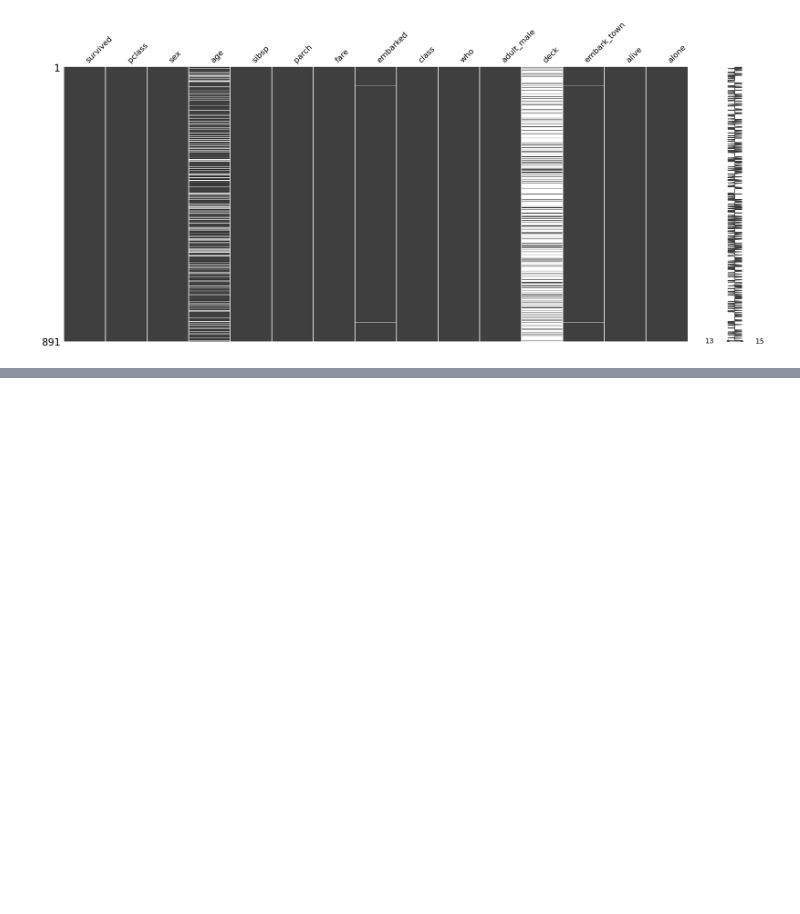
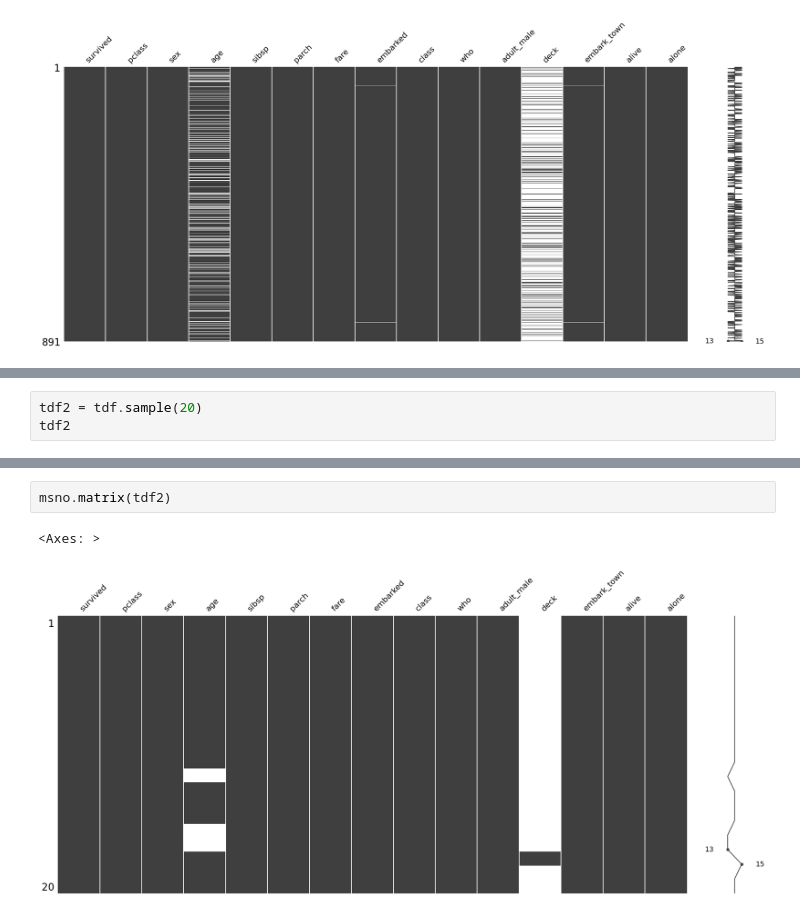
Before and after one commit to yeojeong735/2025-1-BD, a Jupyter notebook: inclass/07w_0421_easy_ch07.ipynb, the cells around one changed output, grey strips where cells are left out. Drawn from its saved outputs; the diff is of its cells as text; blank space fills up the shorter version.

```diff
--- a/inclass/07w_0421_easy_ch07.ipynb
+++ b/inclass/07w_0421_easy_ch07.ipynb
@@ -166,0 +208,3 @@ msno.matrix(tdf);
+# %%
+tdf2 = tdf.sample(20)
+tdf2
@@ -166,0 +229,5 @@ msno.matrix(tdf);
+# %%
+msno.matrix(tdf2)
+# %% [output]
+<Axes: >
+[figure, added]
```
Also changed, not shown: parts of 24 cells of this notebook.
